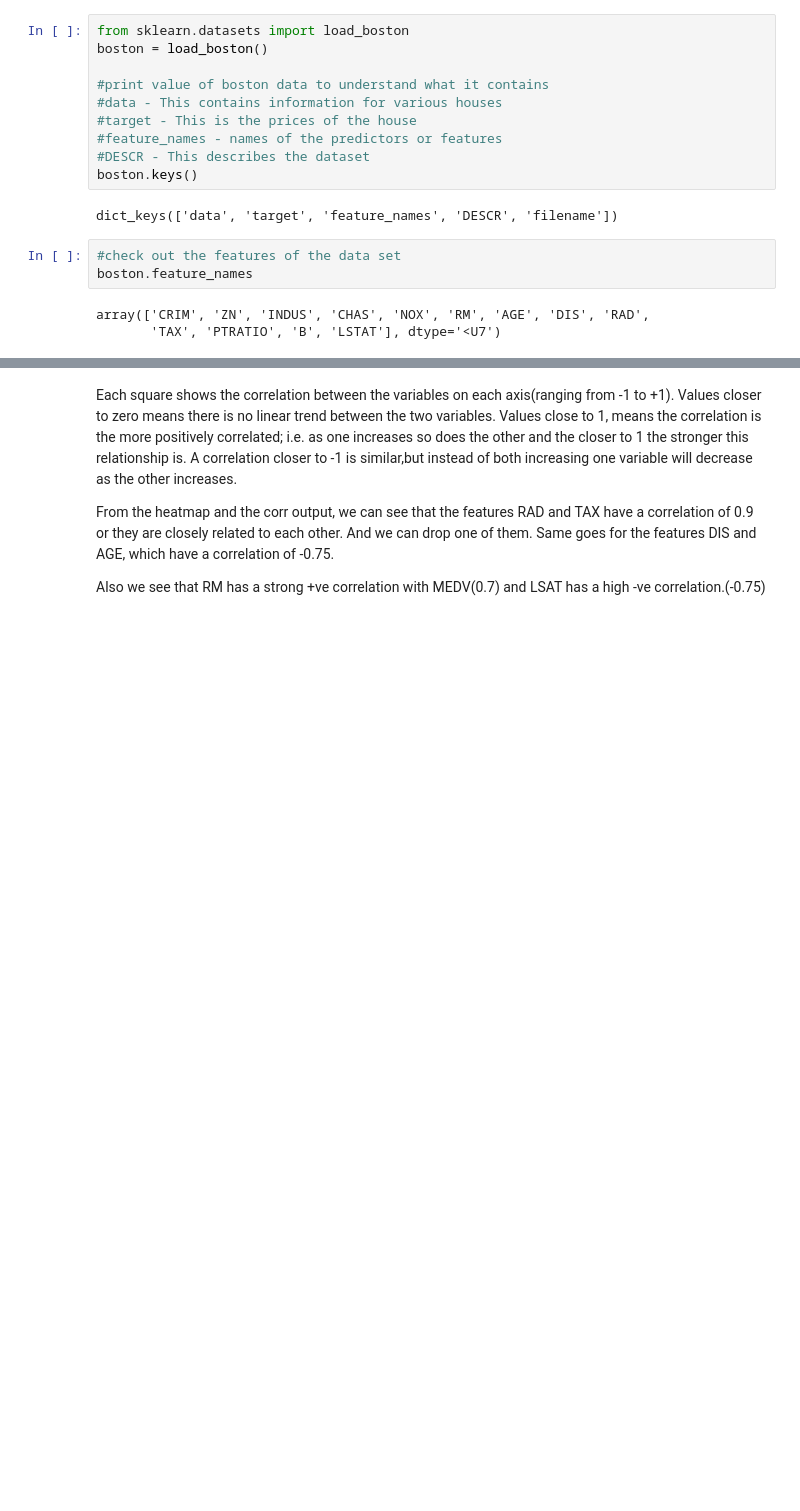
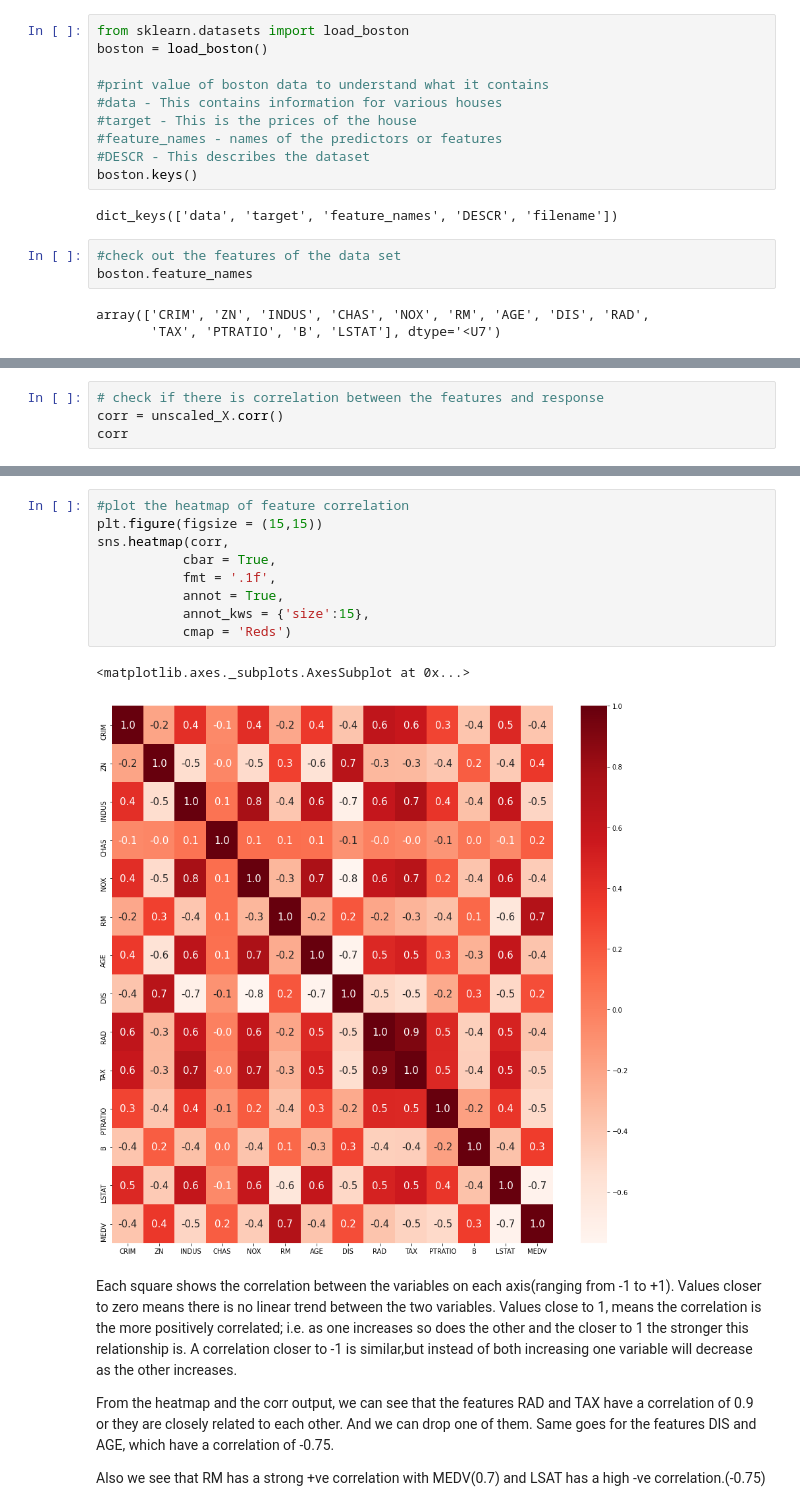
Before and after one commit to susmitamohanty/Data-Science-Projects, a Jupyter notebook: Supervised Machine Learning/Boston Housing Price Prediction/Housing Price Prediction.ipynb, the cells around one changed output, grey strips where cells are left out. Drawn from its saved outputs; the diff is of its cells as text; blank space fills up the shorter version.

```diff
--- a/Supervised Machine Learning/Boston Housing Price Prediction/Housing Price Prediction.ipynb
+++ b/Supervised Machine Learning/Boston Housing Price Prediction/Housing Price Prediction.ipynb
@@ -198,0 +250,4 @@ sns.heatmap(corr,
+# %%
+# check if there is correlation between the features and response
+corr = unscaled_X.corr()
+corr
@@ -199,3 +270,15 @@ sns.heatmap(corr,
+# %%
+#plot the heatmap of feature correlation
+plt.figure(figsize = (15,15))
+sns.heatmap(corr,
+           cbar = True,
+           fmt = '.1f',
+           annot = True,
+           annot_kws = {'size':15},
+           cmap = 'Reds')
+# %% [output]
+<matplotlib.axes._subplots.AxesSubplot at 0x...>
+[figure, added]
 # %% [markdown]
 Each square shows the correlation between the variables on each axis(ranging from -1 to +1).
 Values closer to zero means there is no linear trend between the two variables.
```
Also changed, not shown: parts of 68 cells of this notebook.
